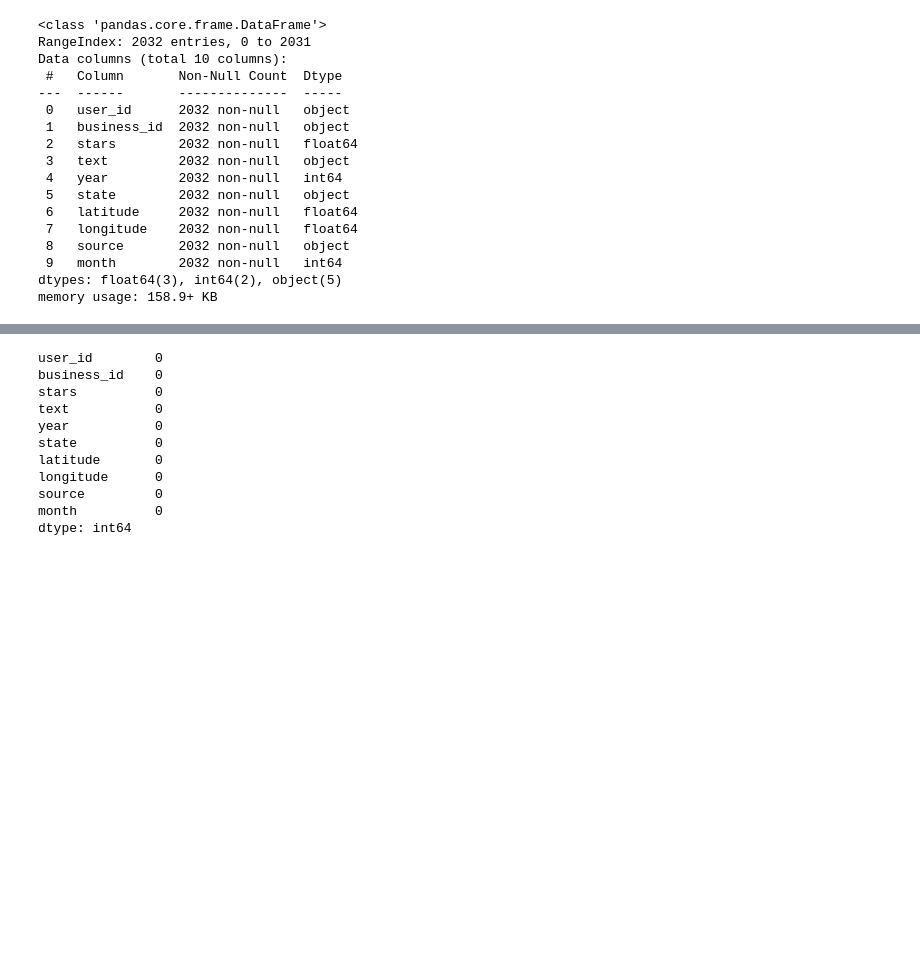
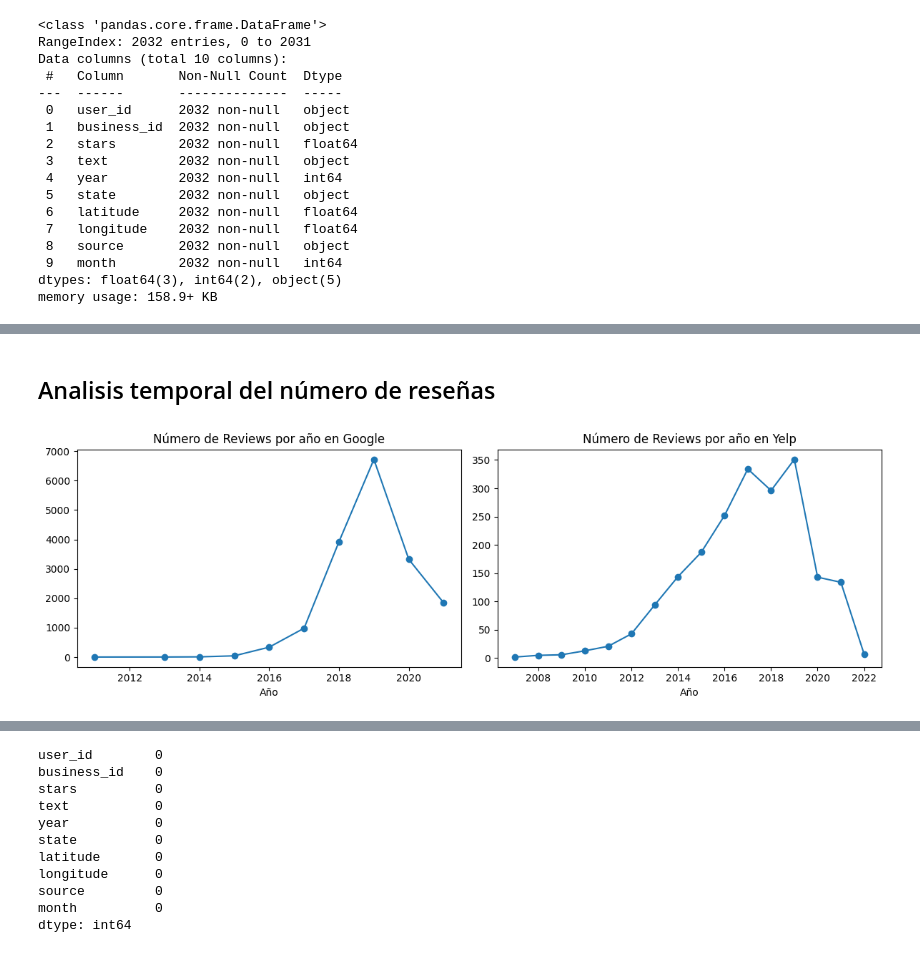
Before and after one commit to JohannaRangel/FinalProject_YelpGoogleMaps, a Jupyter notebook: notebooks/EDA.ipynb, the cells around one changed output, grey strips where cells are left out. Cells and saved outputs as stored; diff of their text form; code cells hidden in the pictures; blank space fills up the shorter version.

```diff
--- a/notebooks/EDA.ipynb
+++ b/notebooks/EDA.ipynb
@@ -95,0 +169,28 @@ plt.show()
+# %% [markdown]
+## Analisis temporal del número de reseñas
+# %%
+df_google_count_by_year =  G_ulta_beauty.groupby('year').size().reset_index(name='count')
+df_yelp_count_by_year = Y_ulta_beauty.groupby('year').size().reset_index(name='count')
+
+# Crear subplots
+plt.figure(figsize=(12, 4))
+
+# Subplot para Google
+plt.subplot(1, 2, 1)
+plt.plot(df_google_count_by_year['year'], df_google_count_by_year['count'], marker='o', linestyle='-')
+plt.xlabel('Año')
+plt.title('Número de Reviews por año en Google')
+
+# Subplot para Yelp
+plt.subplot(1, 2, 2)
+plt.plot(df_yelp_count_by_year['year'], df_yelp_count_by_year['count'], marker='o', linestyle='-')
+plt.xlabel('Año')
+plt.title('Número de Reviews por año en Yelp')
+
+# Ajustar diseño para evitar solapamiento
+plt.tight_layout()
+
+# Mostrar los gráficos
+plt.show()
+# %% [output]
+[figure, added]
```
Also changed, not shown: parts of 19 cells of this notebook, 1 other file.
